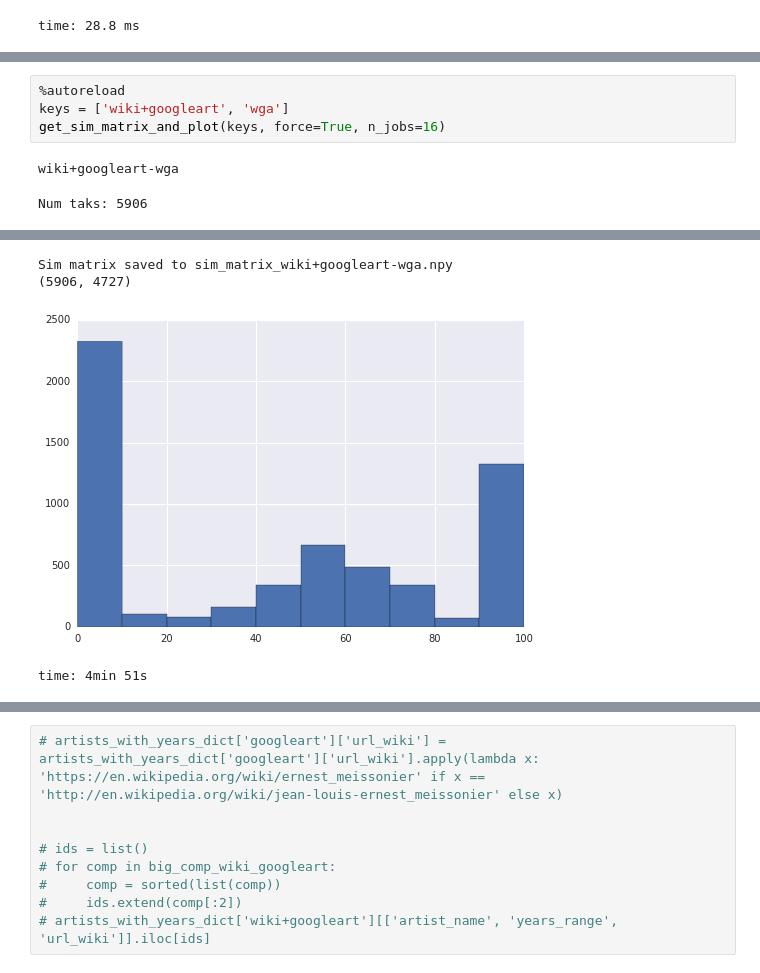
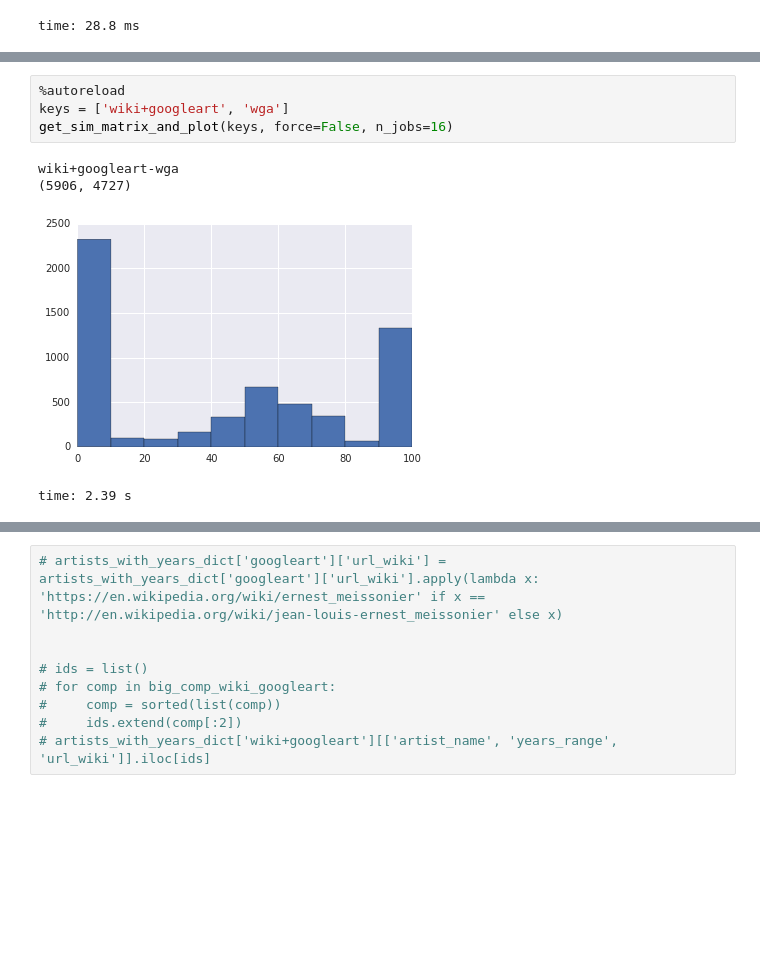
Before and after one commit to asanakoy/dataset_merger, a Jupyter notebook: aggregated/match_artists.ipynb, the cells around one changed output, grey strips where cells are left out. Saved outputs shown, nothing was run; the diff lists cells and outputs as text; blank space fills up the shorter version.

```diff
--- a/aggregated/match_artists.ipynb
+++ b/aggregated/match_artists.ipynb
@@ -343,7 +346,9 @@ time: 9.61 s
 # %%
 %autoreload
 keys = ['wiki+googleart', 'wga']
-get_sim_matrix_and_plot(keys, force=True, n_jobs=16)
+get_sim_matrix_and_plot(keys, force=False, n_jobs=16)
 # %% [output]
 wiki+googleart-wga
+(5906, 4727)
+[figure, new version]
-Num taks: 5906
+time: 2.39 s
@@ -351,7 +355,3 @@ Num taks: 5906
-Sim matrix saved to sim_matrix_wiki+googleart-wga.npy
-(5906, 4727)
-[figure, old version]
-time: 4min 51s
 # %%
 %autoreload
 dataset_names = ['wiki+googleart', 'wga']
```
Also changed, not shown: parts of 14 cells of this notebook, 4 other files.
